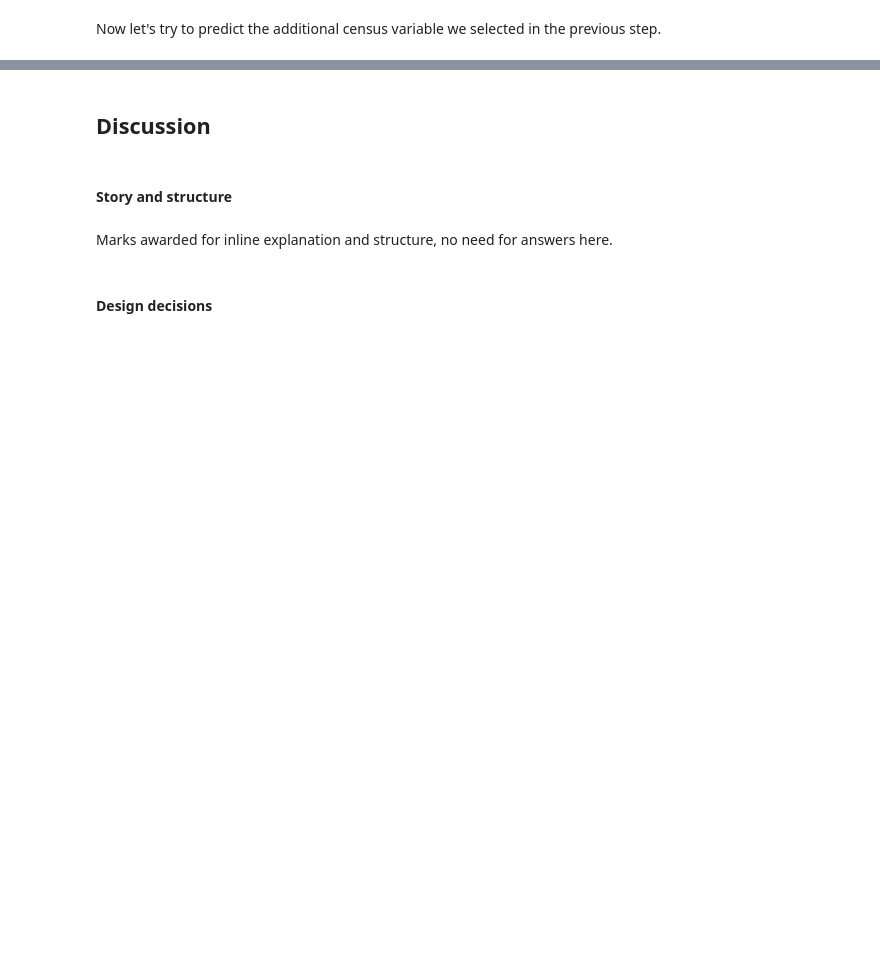
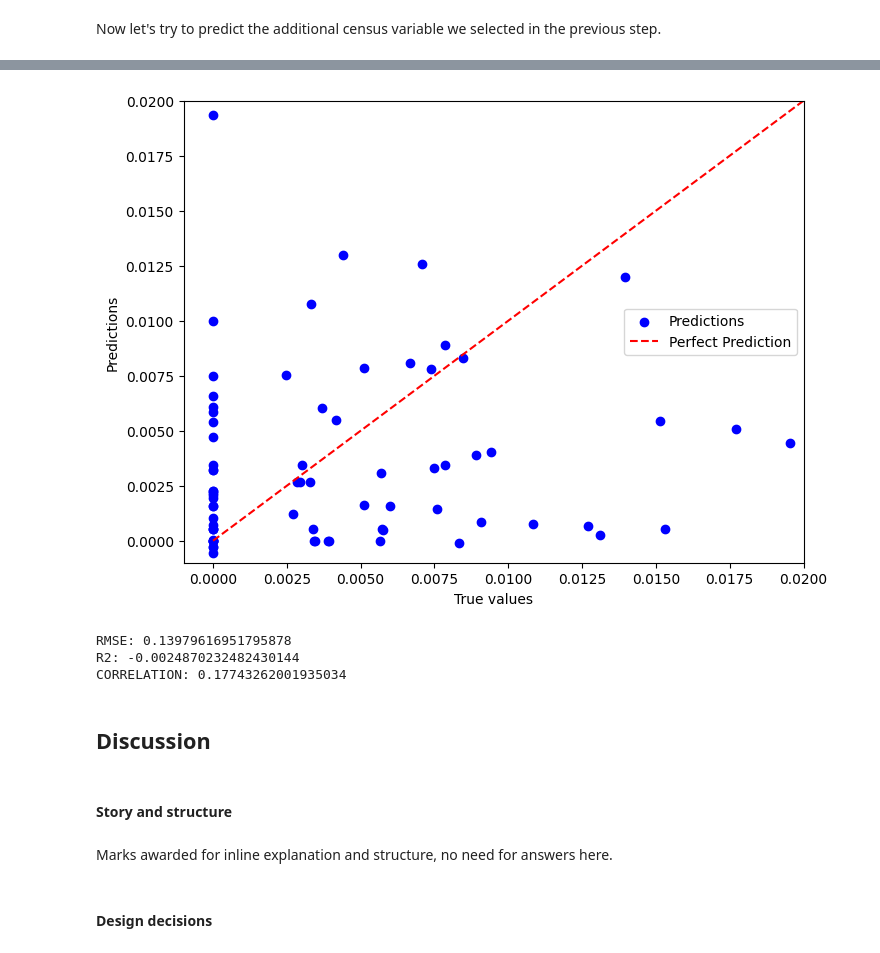
Before and after one commit to sdenyskov/sd995_ads_2024, a Jupyter notebook: notebooks/ads_course_assessment.ipynb, the cells around one changed output, grey strips where cells are left out. Cells and saved outputs as stored; diff of their text form; code cells hidden in the pictures; blank space fills up the shorter version.

```diff
--- a/notebooks/ads_course_assessment.ipynb
+++ b/notebooks/ads_course_assessment.ipynb
@@ -1334,0 +1832,15 @@ Name: LSOA21NM, dtype: object
+# %%
+warnings.simplefilter(action='ignore', category=FutureWarning)
+warnings.simplefilter(action='ignore', category=RuntimeWarning)
+
+latitude = 51.5
+longitude = 0
+
+pred_value = estimate_MI_AddrYearAgoOutUK_Norm(latitude, longitude)
+
+oa = oa_by_coordinates(latitude, longitude)
+true_value = get_true_MI_AddrYearAgoOutUK_Norm(latitude, longitude)
+
+print(oa)
+print(f"True value: {true_value}")
+print(f"Predicted value: {pred_value}")
@@ -1334,0 +1851,25 @@ Name: LSOA21NM, dtype: object
+# %%
+warnings.simplefilter(action='ignore', category=FutureWarning)
+warnings.simplefilter(action='ignore', category=RuntimeWarning)
+
+lat_min, lat_max = 51.3, 53.8
+lon_min, lon_max = -2.5, 1.5
+samples = 100
+
+coords = [(random.uniform(lat_min, lat_max), random.uniform(lon_min, lon_max)) for _ in range(samples)]
+trues = []
+preds = []
+
+for i in range(samples):
+
+    latitude = coords[i][0]
+    longitude = coords[i][1]
+    oa = oa_by_coordinates(latitude, longitude)
+    true_value = get_true_MI_AddrYearAgoOutUK_Norm(latitude, longitude)
+
+    if oa is not None:
+        pred_value = estimate_MI_AddrYearAgoOutUK_Norm(latitude, longitude)
+        trues.append(true_value)
+        preds.append(pred_value)
+
+print(f"Correlation coefficient: {np.corrcoef(trues, preds)[0, 1]}")
@@ -1335,3 +1899,10 @@ Name: LSOA21NM, dtype: object
+# %%
+fynesse.assess.plot_predictions_against_trues(trues, preds, (-0.001, 0.02))
+# %% [output]
+[figure, added]
+RMSE: 0.13979616951795878
+R2: -0.0024870232482430144
+CORRELATION: 0.17743262001935034
 # %% [markdown]
 ## Discussion
 # %% [markdown]
```
Also changed, not shown: parts of 189 cells of this notebook, 1 other file.
